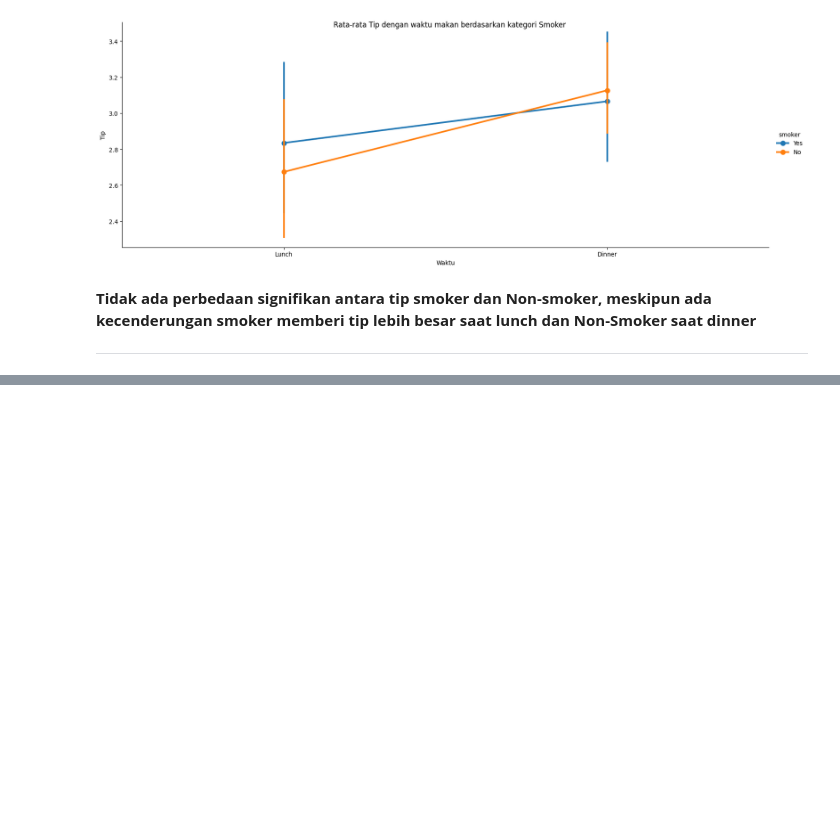
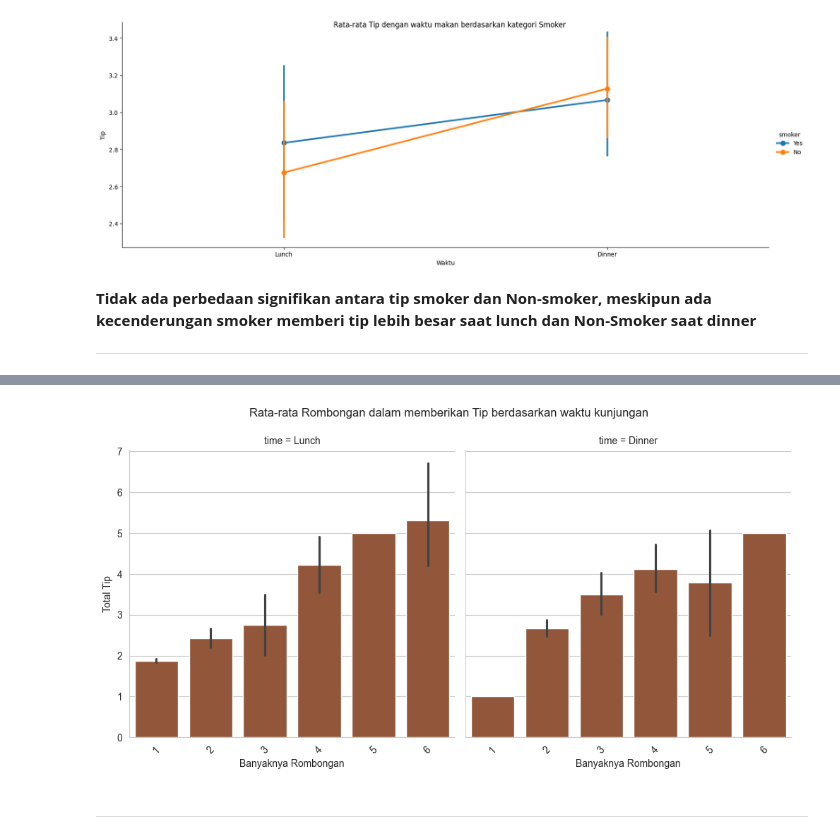
Before and after one commit to Aris0506/Python-Data-Analysis-Project-learning-journey, a Jupyter notebook: 00 mini project/07 Introduction to seaborn/analisis_eksplorasi_data_restoran.ipynb, the cells around one changed output, grey strips where cells are left out. Saved outputs shown, nothing was run; the diff lists cells and outputs as text; code cells hidden in the pictures; blank space fills up the shorter version.

Commit message:
menyelesaikan proyek mini analisis visualisasi data dengan seaborn

```diff
--- a/00 mini project/07 Introduction to seaborn/analisis_eksplorasi_data_restoran.ipynb
+++ b/00 mini project/07 Introduction to seaborn/analisis_eksplorasi_data_restoran.ipynb
@@ -126,0 +144,21 @@ plt.show()
+# %%
+sns.set_style('whitegrid')
+palette_kopi = ['#A0522D']
+sns.set_palette(palette_kopi)
+
+plot4 = sns.catplot(x='size',
+                    y='tip',
+                    col='time',
+                    data=tips,
+                    kind='bar',
+                    errorbar=('ci',95))
+
+plot4.set_axis_labels('Banyaknya Rombongan', 'Total Tip')
+plot4.fig.suptitle('Rata-rata Rombongan dalam memberikan Tip berdasarkan waktu kunjungan', y=1.05)
+plot4.set_xticklabels(rotation=45)
+
+plt.show()
+# %% [output]
+[figure, added]
+# %% [markdown]
+-----
```
Also changed, not shown: parts of 1 cell of this notebook.
